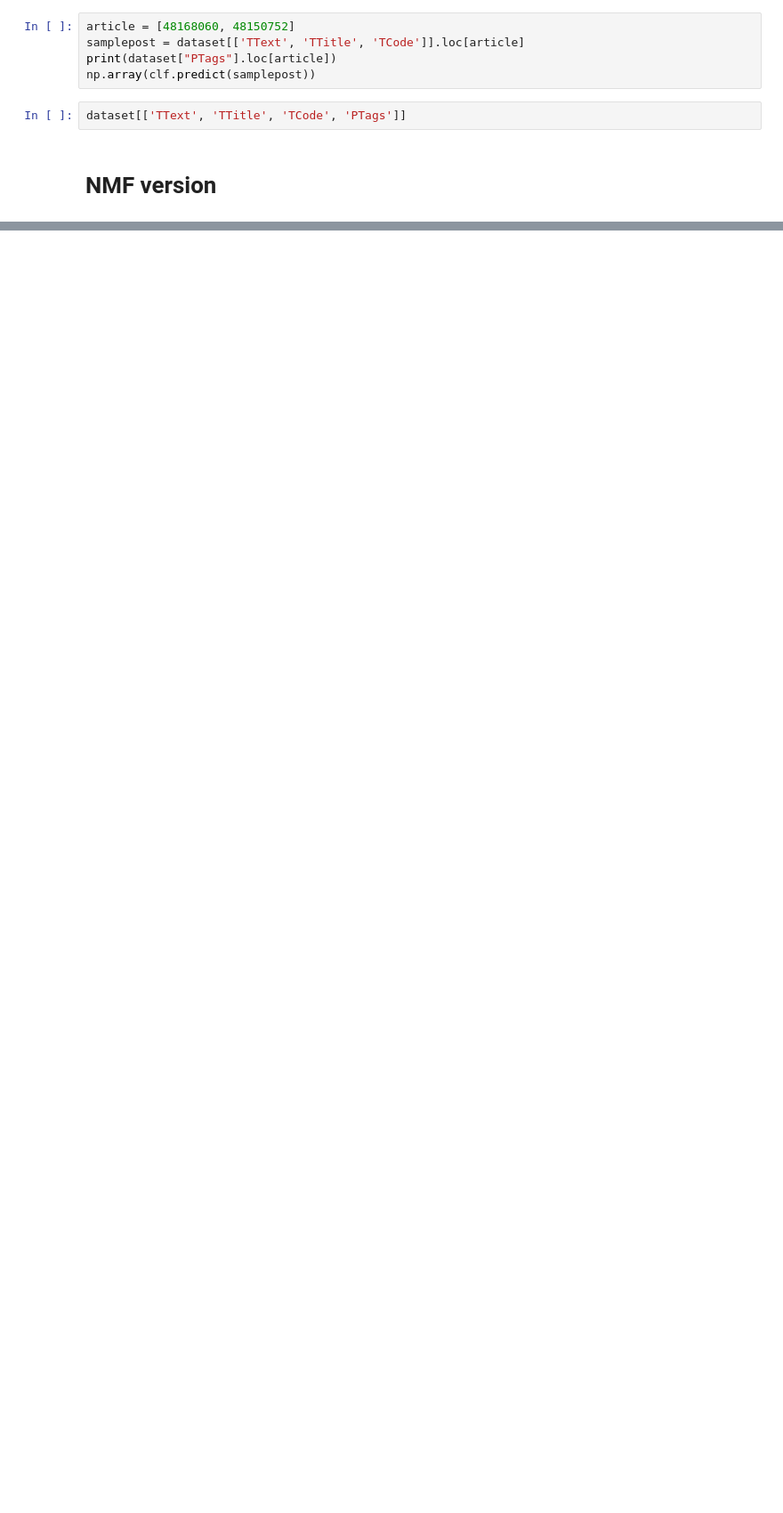
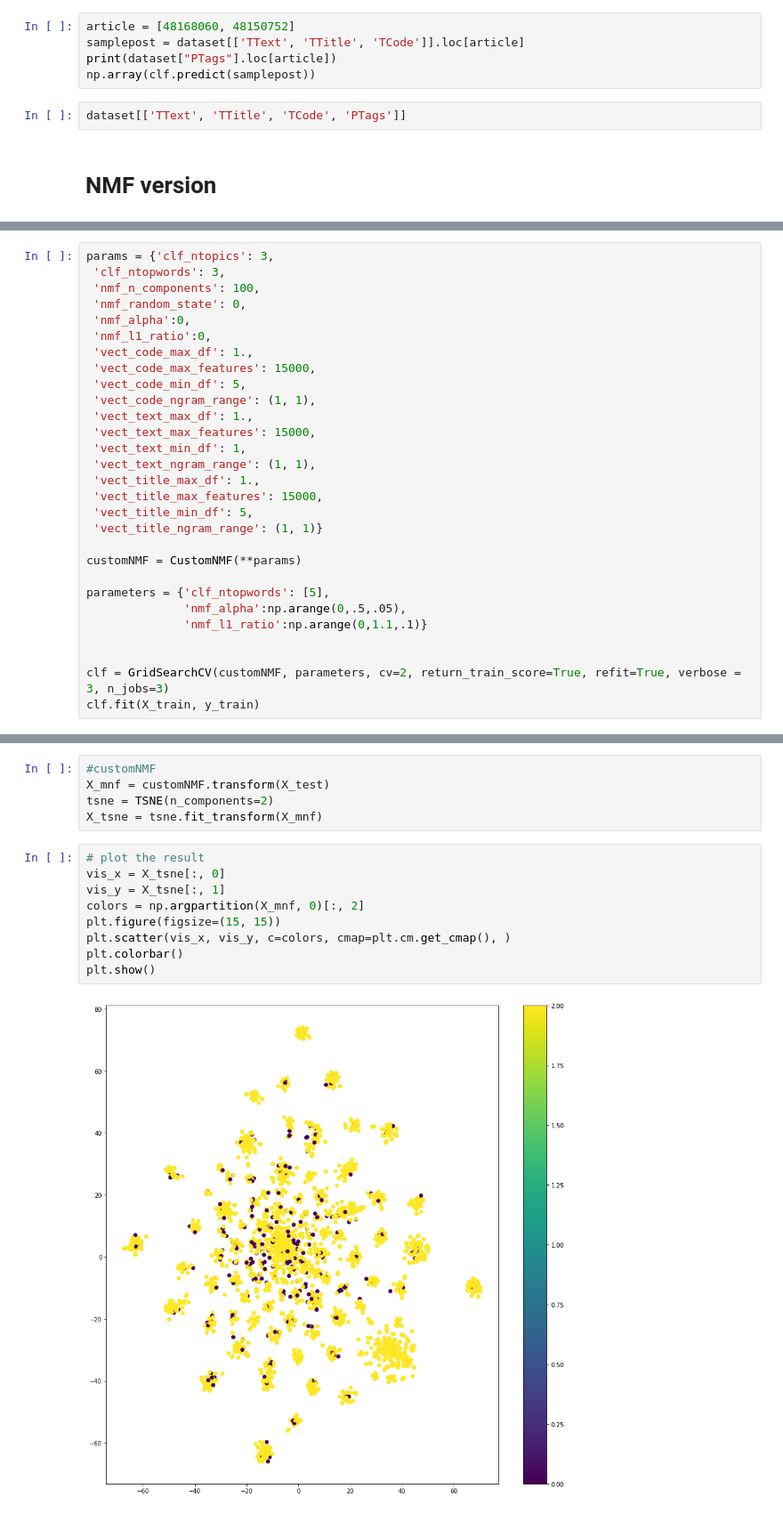
Before and after one commit to rudloffl/Tag-generator-Stackoverflow, a Jupyter notebook: Notebooks/D1 - Unsupervised methods.ipynb, the cells around one changed output, grey strips where cells are left out. Shown at 89% size. Drawn from its saved outputs; the diff is of its cells as text; blank space fills up the shorter version.

```diff
--- a/Notebooks/D1 - Unsupervised methods.ipynb
+++ b/Notebooks/D1 - Unsupervised methods.ipynb
@@ -1085,0 +1154,29 @@ customNMF.set_params(clf_ntopwords=5)
+# %%
+params = {'clf_ntopics': 3,
+ 'clf_ntopwords': 3,
+ 'nmf_n_components': 100,
+ 'nmf_random_state': 0,
+ 'nmf_alpha':0,
+ 'nmf_l1_ratio':0,
+ 'vect_code_max_df': 1.,
+ 'vect_code_max_features': 15000,
+ 'vect_code_min_df': 5,
+ 'vect_code_ngram_range': (1, 1),
+ 'vect_text_max_df': 1.,
+ 'vect_text_max_features': 15000,
+ 'vect_text_min_df': 1,
+ 'vect_text_ngram_range': (1, 1),
+ 'vect_title_max_df': 1.,
+ 'vect_title_max_features': 15000,
+ 'vect_title_min_df': 5,
+ 'vect_title_ngram_range': (1, 1)}
+
+customNMF = CustomNMF(**params)
+
+parameters = {'clf_ntopwords': [5],
+              'nmf_alpha':np.arange(0,.5,.05),
+              'nmf_l1_ratio':np.arange(0,1.1,.1)}
+
+
+clf = GridSearchCV(customNMF, parameters, cv=2, return_train_score=True, refit=True, verbose = 3, n_jobs=3)
+clf.fit(X_train, y_train)
@@ -1085,0 +1259,16 @@ customNMF.set_params(clf_ntopwords=5)
+# %%
+#customNMF
+X_mnf = customNMF.transform(X_test)
+tsne = TSNE(n_components=2)
+X_tsne = tsne.fit_transform(X_mnf)
+# %%
+# plot the result
+vis_x = X_tsne[:, 0]
+vis_y = X_tsne[:, 1]
+colors = np.argpartition(X_mnf, 0)[:, 2]
+plt.figure(figsize=(15, 15))
+plt.scatter(vis_x, vis_y, c=colors, cmap=plt.cm.get_cmap(), )
+plt.colorbar()
+plt.show()
+# %% [output]
+[figure, added]
```
Also changed, not shown: parts of 20 cells of this notebook, 1 other file.
